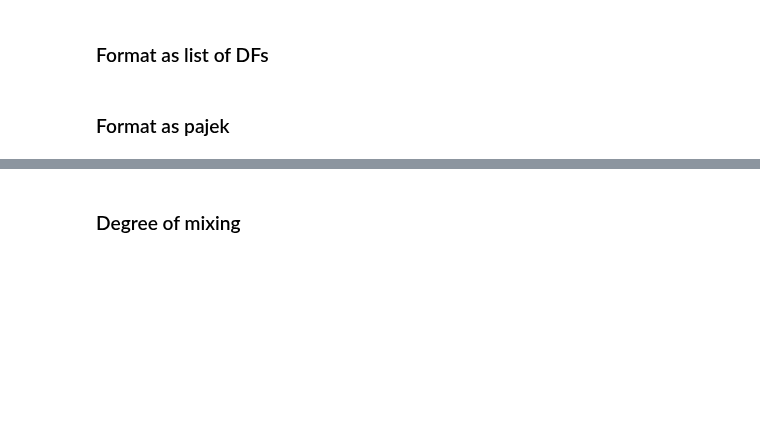
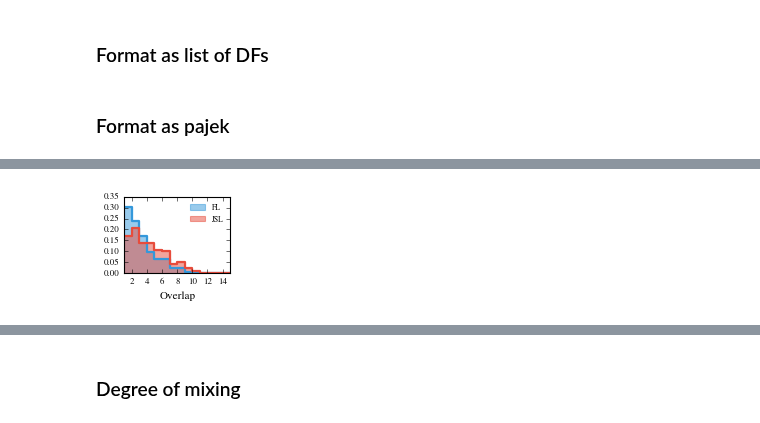
Before and after one commit to ulfaslak/recurrent_communities, a Jupyter notebook: results_real_data.ipynb, the cells around one changed output, grey strips where cells are left out. Saved outputs shown, nothing was run; the diff lists cells and outputs as text; code cells hidden in the pictures; blank space fills up the shorter version.

```diff
--- a/results_real_data.ipynb
+++ b/results_real_data.ipynb
@@ -647,0 +800,56 @@ for l, partition in layer_commu_pred_FL_1.items():
+# %%
+# List of communities that each node participates in, from each solution
+communities_JSL_1 = node_communities(layer_commu_pred_JSL_1)
+communities_FL_1 = node_communities(layer_commu_pred_FL_1)
+communities_AL_1 = node_communities(layer_commu_pred_AL_1)
+communities_NL_1 = node_communities(layer_commu_pred_NL_1)
+
+# Compute entropy and overlap for each user
+entropy_JSL_1, overlap_JSL_1 = compute_entropy_and_overlap(communities_JSL_1)
+entropy_FL_1, overlap_FL_1 = compute_entropy_and_overlap(communities_FL_1)
+entropy_AL_1, overlap_AL_1 = compute_entropy_and_overlap(communities_AL_1)
+entropy_NL_1, overlap_NL_1 = compute_entropy_and_overlap(communities_NL_1)
+# %%
+#alpha_JSL_1, beta_JSL_1, loc_JSL_1, scale_JSL_1 = sp.stats.beta.fit(overlap_JSL_1)
+#alpha_FL_1, beta_FL_1, loc_FL_1, scale_FL_1 = sp.stats.beta.fit(overlap_FL_1)
+
+overlap_fit_samples_JSL_1 = sp.stats.beta.rvs(alpha_JSL_1, beta_JSL_1, loc_JSL_1, scale_JSL_1, size=10000)
+overlap_fit_samples_FL_1 = sp.stats.beta.rvs(alpha_FL_1, beta_FL_1, loc_FL_1, scale_FL_1, size=10000)
+
+
+plt.figure(figsize=(3.42/2, 1.2), frameon=False)
+
+# FL histogram
+v_FL, b_FL = np.histogram(overlap_FL_1, bins=np.linspace(1, 15, 15), normed=True)
+plt.step(b_FL, [v_FL[0]] + list(v_FL), where='pre', color="#3498db", lw=2)
+b_FL_step, v_FL_step = get_x_y_steps(b_FL, [v_FL[0]] + list(v_FL), where="pre")
+plt.fill_between(b_FL_step, v_FL_step, color="#3498db", alpha=0.5, label="FL")
+
+# JSL histogram
+v_JSL, b_JSL = np.histogram(overlap_JSL_1, bins=np.linspace(1, 15, 15), normed=True)
+plt.step(b_JSL, [v_JSL[0]] + list(v_JSL), where='pre', color="#e74c3c", lw=2)
+b_JSL_step, v_JSL_step = get_x_y_steps(b_JSL, [v_JSL[0]] + list(v_JSL), where="pre")
+plt.fill_between(b_JSL_step, v_JSL_step, color="#e74c3c", alpha=0.5, label="JSL")
+
+# AL histogram
+# v_AL, b_AL = np.histogram(overlap_AL_1, normed=True)
+# plt.step(b_AL, [v_AL[0]] + list(v_AL), where='pre', color="#1abc9c", lw=2)
+# b_AL_step, v_AL_step = get_x_y_steps(b_AL, [v_AL[0]] + list(v_AL), where="pre")
+# plt.fill_between(b_AL_step, v_AL_step, color="#1abc9c", alpha=0.5, label="AL")
+
+# NL histogram
+# v_NL, b_NL = np.histogram(overlap_NL_1, normed=True)
+# plt.step(b_NL, [v_NL[0]] + list(v_NL), where='pre', color="#f1c40f", lw=2)
+# b_NL_step, v_NL_step = get_x_y_steps(b_NL, [v_NL[0]] + list(v_NL), where="pre")
+# plt.fill_between(b_NL_step, v_NL_step, color="#f1c40f", alpha=0.5, label="NL")
+
+plt.xlabel("overlap".capitalize())
+#plt.yscale("log")
+
+plt.xlim(1, 15)
+
+plt.legend(frameon=False)
+plt.savefig("figures/overlap_distribution_sensibleDTU.pdf")
+plt.show()
+# %% [output]
+[figure, added]
```
Also changed, not shown: parts of 38 cells of this notebook, 7 other files.
